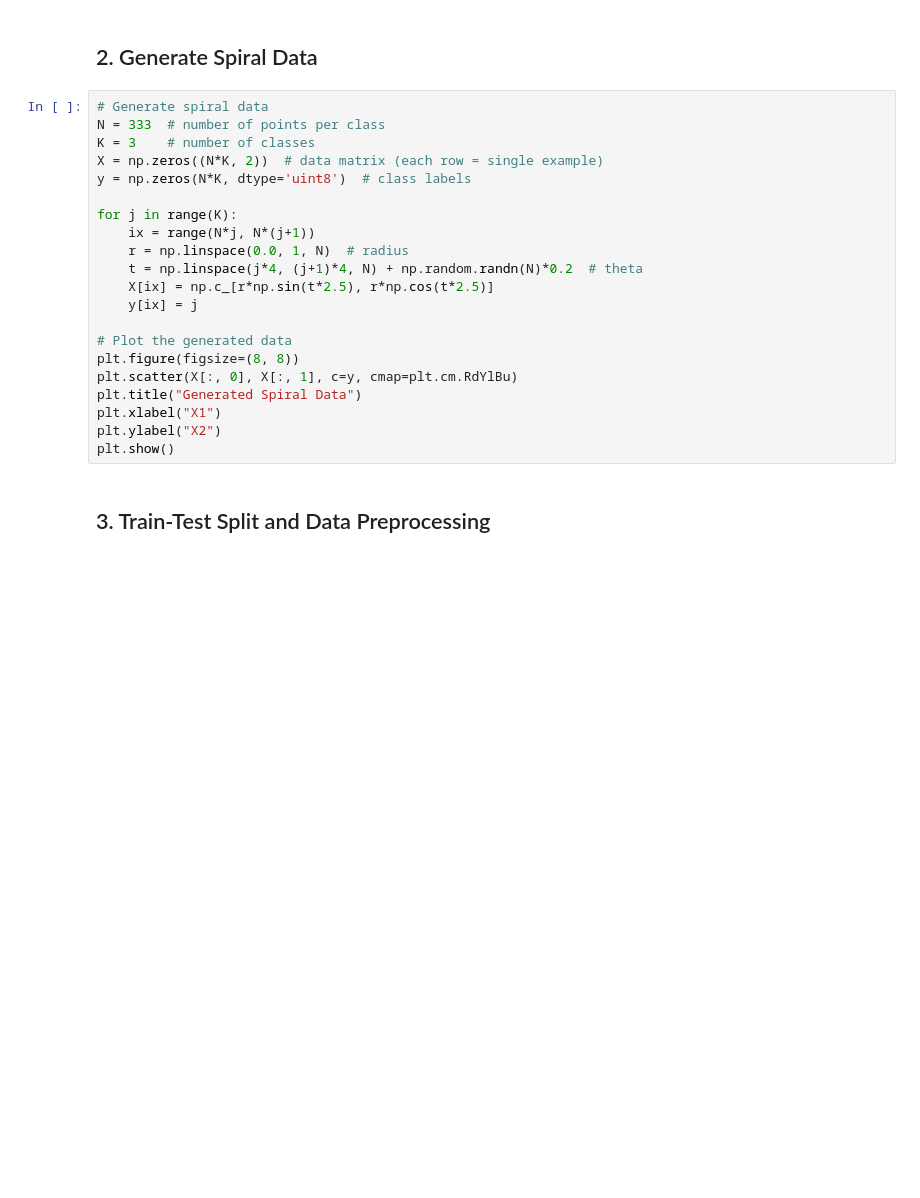
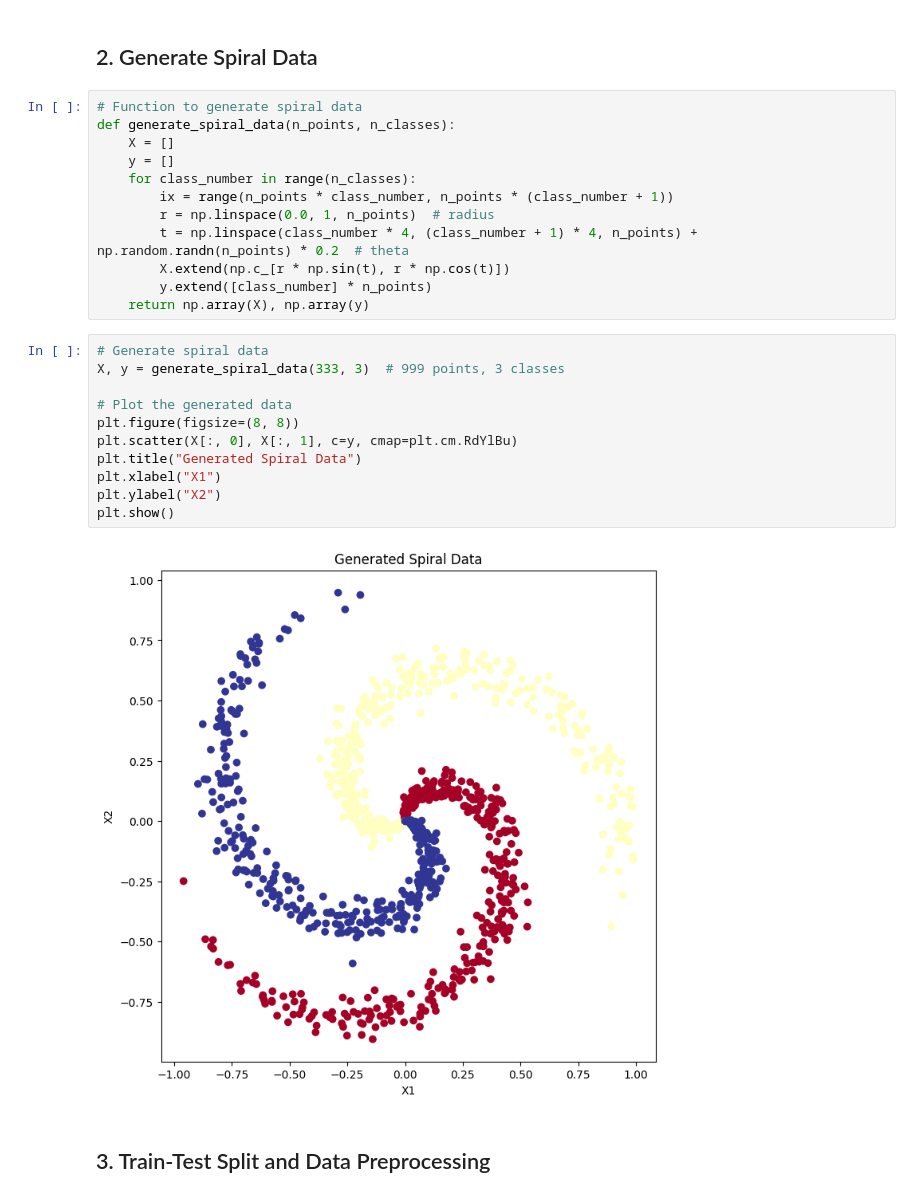
Before and after one commit to huzaifajadoon700/Classification, a Jupyter notebook: Neural network day 29/spiral_nn.ipynb, the cells around one changed output. Drawn from its saved outputs; the diff is of its cells as text; blank space fills up the shorter version.

```diff
--- a/Neural network day 29/spiral_nn.ipynb
+++ b/Neural network day 29/spiral_nn.ipynb
@@ -16,26 +15,30 @@ ModuleNotFoundError: No module named 'tensorflow'
 # %% [markdown]
 ## 2. Generate Spiral Data
+# %%
+# Function to generate spiral data
+def generate_spiral_data(n_points, n_classes):
+    X = []
+    y = []
+    for class_number in range(n_classes):
+        ix = range(n_points * class_number, n_points * (class_number + 1))
+        r = np.linspace(0.0, 1, n_points)  # radius
+        t = np.linspace(class_number * 4, (class_number + 1) * 4, n_points) + np.random.randn(n_points) * 0.2  # theta
+        X.extend(np.c_[r * np.sin(t), r * np.cos(t)])
+        y.extend([class_number] * n_points)
+    return np.array(X), np.array(y)
 # %%
 # Generate spiral data
-N = 333  # number of points per class
-K = 3    # number of classes
-X = np.zeros((N*K, 2))  # data matrix (each row = single example)
-y = np.zeros(N*K, dtype='uint8')  # class labels
-
-for j in range(K):
-    ix = range(N*j, N*(j+1))
-    r = np.linspace(0.0, 1, N)  # radius
-    t = np.linspace(j*4, (j+1)*4, N) + np.random.randn(N)*0.2  # theta
-    X[ix] = np.c_[r*np.sin(t*2.5), r*np.cos(t*2.5)]
-    y[ix] = j
+X, y = generate_spiral_data(333, 3)  # 999 points, 3 classes
 
 # Plot the generated data
 plt.figure(figsize=(8, 8))
 plt.scatter(X[:, 0], X[:, 1], c=y, cmap=plt.cm.RdYlBu)
 plt.title("Generated Spiral Data")
 plt.xlabel("X1")
 plt.ylabel("X2")
 plt.show()
+# %% [output]
+[figure, added]
 # %% [markdown]
 ## 3. Train-Test Split and Data Preprocessing
 # %%
```
Also changed, not shown: parts of 8 cells of this notebook.
